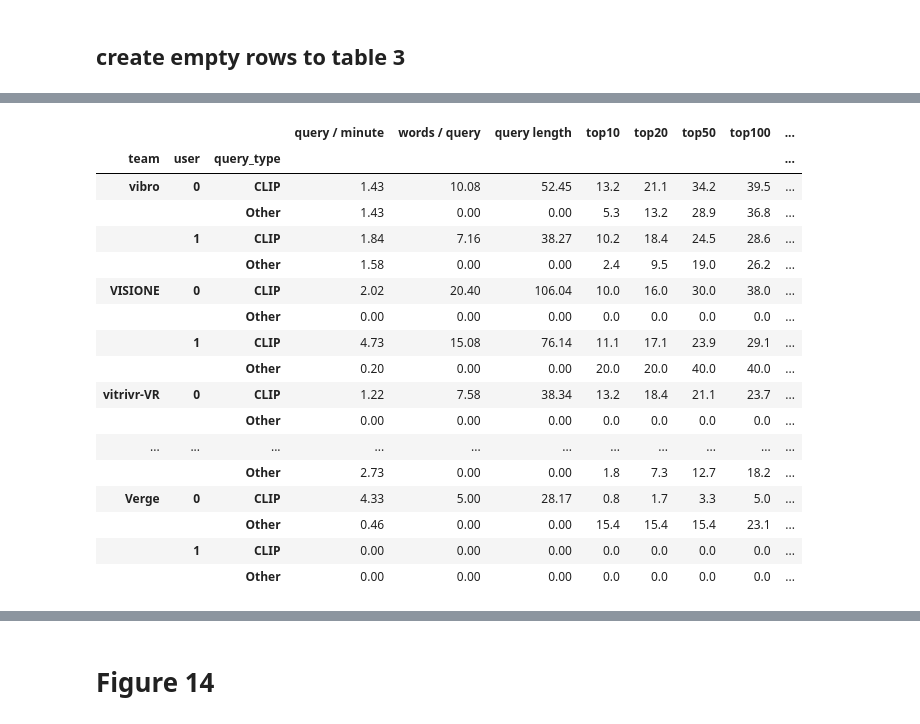
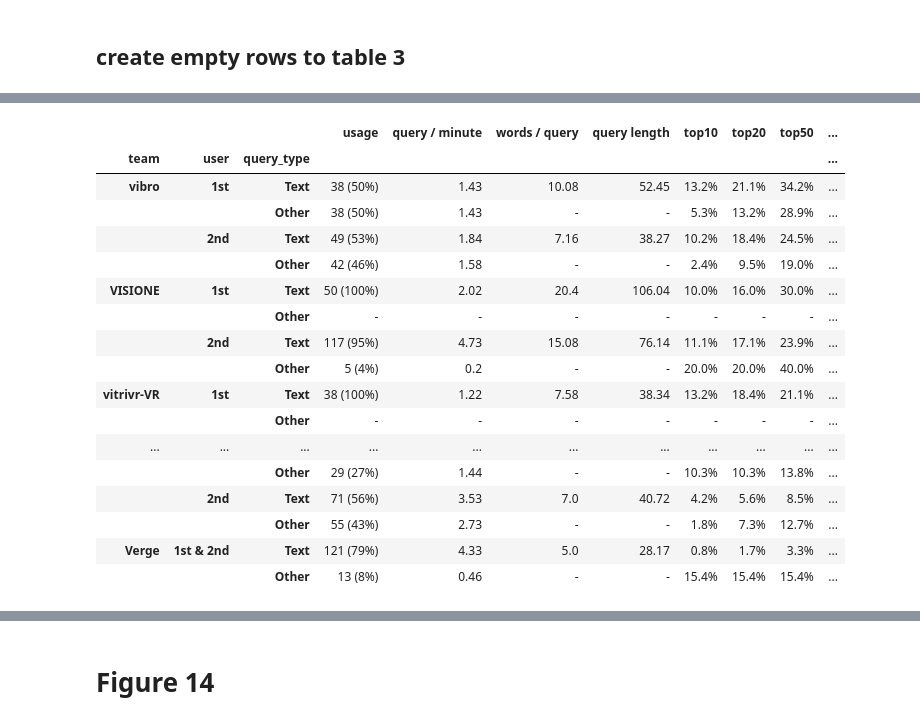
Before and after one commit to sauterl/VBS23-Post-Hoc-Analysis, a Jupyter notebook: src/python/notebooks/text_query_processing_2023.ipynb, the cells around one changed output, grey strips where cells are left out. Cells and saved outputs as stored; diff of their text form; code cells hidden in the pictures.

```diff
--- a/src/python/notebooks/text_query_processing_2023.ipynb
+++ b/src/python/notebooks/text_query_processing_2023.ipynb
@@ -48,13 +48,15 @@ dataset["task_type"] = "visual"
 dataset.loc[dataset.task.str.contains("kis-t"),"task_type"] = "textual"
 
 dataset["query_type"] = "Other"
-dataset.loc[dataset.is_joint_embedding_text_query, "query_type"] = "CLIP"
+dataset.loc[dataset.is_joint_embedding_text_query, "query_type"] = "Text"
 
 dataset["QueryLen"] = -1
 dataset["QueryWords"] = -1
 
-dataset.loc[dataset["query_type"]=="CLIP","QueryLen"] = dataset.loc[dataset["query_type"]=="CLIP","value"].str.len()
-dataset.loc[dataset["query_type"]=="CLIP","QueryWords"] = dataset.loc[dataset["query_type"]=="CLIP","value"].str.split().str.len()
+dataset.loc[dataset["query_type"]=="Text","QueryLen"] = dataset.loc[dataset["query_type"]=="Text","value"].str.len()
+dataset.loc[dataset["query_type"]=="Text","QueryWords"] = dataset.loc[dataset["query_type"]=="Text","value"].str.split().str.len()
+
+dataset['user'] = dataset['user'].replace(0, '1st').replace(1, '2nd')
 
 dataset.head()
 # %% [output]
@@ -128,6 +140,7 @@ meanQueryStats = dataset.groupby(["team","user","query_type"])[["QueryWords","Qu
 queryCount = dataset.groupby(["team", "user", "query_type", "timestamp"])['task'].count().reset_index()
 queryCount = queryCount.groupby(["team", "user", "query_type"]).count()
 queryCount = queryCount['task']
+queryUsage = ((queryCount / dataset.groupby(["team", "user"])['task'].count())*100).round(1)
 
 # construct table
 restrData = dataset
@@ -140,6 +153,7 @@ top200 = restrData.loc[restrData.rank_shot_margin_0 < 200].groupby(["team","user
 top500 = restrData.loc[restrData.rank_shot_margin_0 < 500].groupby(["team","user","query_type"]).count()["rank_shot_margin_0"]
 
 resTab1 = pd.DataFrame({"total queries":queryCount,
+                        "queries usage":queryUsage,
                         "words / query": 0,
                         "query length": 0,
                         "top5":(top5/queryCount*100).round(1),
@@ -197,5 +211,8 @@ tab3 = tab3.fillna(0)
 # Replace -1 with 0
 tab3 = tab3.replace(-1, 0)
 
-tab3[["total queries", "query / minute","words / query","query length","top10","top20","top50","top100","top200"]].round(2)
+# combine query count and usage columns
+tab3["usage"] = tab3["total queries"].astype(str) + ' (' + tab3["queries usage"].astype(int).astype(str) + '%)'
+
+tab3[["usage", "query / minute","words / query","query length","top10","top20","top50","top100","top200"]].round(2)
 # %% [output]
@@ -233,6 +250,9 @@ combinations = product(unique_teams, unique_users, unique_query_types)
 # Create a new DataFrame from combinations
 new_data = list(combinations)
 new_df = pd.DataFrame(new_data, columns=['team', 'user', 'query_type'])
+
+# Remove Verge second user
+new_df = new_df[~((new_df['team'] == "Verge") & (new_df['user'] == "2nd"))]
 new_df
 # %% [output]
 |  | team | user | query_type |
@@ -255,39 +275,52 @@ new_df
 # %%
 tab3full = new_df.set_index(['team', 'user', 'query_type'])
 
 # Copy specific columns from df to new_df
-columns_to_copy = ["query / minute","words / query","query length","top10","top20","top50","top100","top200"]
+columns_to_copy = ["usage", "query / minute","words / query","query length","top10","top20","top50","top100","top200"]
 tab3full[columns_to_copy] = tab3[columns_to_copy]
 
 # Replace NaN values with zeros
 tab3full = tab3full.fillna(0)
 
-# Replace -1 with 0
-tab3full = tab3full.replace(-1, 0)
-
 # round
 tab3full = tab3full.round(2)
 
+# order
+tab3full = tab3full.sort_values(by=['team', 'user', 'query_type'], ascending=[True, True, False]).loc[team_order, :]
+
+# rename verge first user to first + second user
+tab3full = tab3full.reset_index()
+tab3full.loc[tab3full["team"] == "Verge", "user"] = "1st & 2nd"
+tab3full = tab3full.set_index(['team', 'user', 'query_type'])
+
+# add a percentage sign
+columns_to_convert = ['top10', 'top20', 'top50', 'top100', 'top200']
+tab3full[columns_to_convert] = tab3full[columns_to_convert].astype(str) + '%'
+
+# replace 0 with -
+tab3full = tab3full.replace(0, '-')
+tab3full = tab3full.replace("0.0%", '-')
+
 tab3full
 # %% [output]
-|  |  |  | query / minute | words / query | query length | top10 | top20 | top50 | top100 | ... |
+|  |  |  | usage | query / minute | words / query | query length | top10 | top20 | top50 | ... |
 | team | user | query_type |  |  |  |  |  |  |  | ... |
-| vibro | 0 | CLIP | 1.43 | 10.08 | 52.45 | 13.2 | 21.1 | 34.2 | 39.5 | ... |
-|  |  | Other | 1.43 | 0.00 | 0.00 | 5.3 | 13.2 | 28.9 | 36.8 | ... |
-|  | 1 | CLIP | 1.84 | 7.16 | 38.27 | 10.2 | 18.4 | 24.5 | 28.6 | ... |
-|  |  | Other | 1.58 | 0.00 | 0.00 | 2.4 | 9.5 | 19.0 | 26.2 | ... |
-| VISIONE | 0 | CLIP | 2.02 | 20.40 | 106.04 | 10.0 | 16.0 | 30.0 | 38.0 | ... |
-|  |  | Other | 0.00 | 0.00 | 0.00 | 0.0 | 0.0 | 0.0 | 0.0 | ... |
-|  | 1 | CLIP | 4.73 | 15.08 | 76.14 | 11.1 | 17.1 | 23.9 | 29.1 | ... |
-|  |  | Other | 0.20 | 0.00 | 0.00 | 20.0 | 20.0 | 40.0 | 40.0 | ... |
-| vitrivr-VR | 0 | CLIP | 1.22 | 7.58 | 38.34 | 13.2 | 18.4 | 21.1 | 23.7 | ... |
-|  |  | Other | 0.00 | 0.00 | 0.00 | 0.0 | 0.0 | 0.0 | 0.0 | ... |
+| vibro | 1st | Text | 38 (50%) | 1.43 | 10.08 | 52.45 | 13.2% | 21.1% | 34.2% | ... |
+|  |  | Other | 38 (50%) | 1.43 | - | - | 5.3% | 13.2% | 28.9% | ... |
+|  | 2nd | Text | 49 (53%) | 1.84 | 7.16 | 38.27 | 10.2% | 18.4% | 24.5% | ... |
+|  |  | Other | 42 (46%) | 1.58 | - | - | 2.4% | 9.5% | 19.0% | ... |
+| VISIONE | 1st | Text | 50 (100%) | 2.02 | 20.4 | 106.04 | 10.0% | 16.0% | 30.0% | ... |
+|  |  | Other | - | - | - | - | - | - | - | ... |
+|  | 2nd | Text | 117 (95%) | 4.73 | 15.08 | 76.14 | 11.1% | 17.1% | 23.9% | ... |
+|  |  | Other | 5 (4%) | 0.2 | - | - | 20.0% | 20.0% | 40.0% | ... |
+| vitrivr-VR | 1st | Text | 38 (100%) | 1.22 | 7.58 | 38.34 | 13.2% | 18.4% | 21.1% | ... |
+|  |  | Other | - | - | - | - | - | - | - | ... |
 | ... | ... | ... | ... | ... | ... | ... | ... | ... | ... | ... |
-|  |  | Other | 2.73 | 0.00 | 0.00 | 1.8 | 7.3 | 12.7 | 18.2 | ... |
-| Verge | 0 | CLIP | 4.33 | 5.00 | 28.17 | 0.8 | 1.7 | 3.3 | 5.0 | ... |
-|  |  | Other | 0.46 | 0.00 | 0.00 | 15.4 | 15.4 | 15.4 | 23.1 | ... |
-|  | 1 | CLIP | 0.00 | 0.00 | 0.00 | 0.0 | 0.0 | 0.0 | 0.0 | ... |
-|  |  | Other | 0.00 | 0.00 | 0.00 | 0.0 | 0.0 | 0.0 | 0.0 | ... |
+|  |  | Other | 29 (27%) | 1.44 | - | - | 10.3% | 10.3% | 13.8% | ... |
+|  | 2nd | Text | 71 (56%) | 3.53 | 7.0 | 40.72 | 4.2% | 5.6% | 8.5% | ... |
+|  |  | Other | 55 (43%) | 2.73 | - | - | 1.8% | 7.3% | 12.7% | ... |
+| Verge | 1st & 2nd | Text | 121 (79%) | 4.33 | 5.0 | 28.17 | 0.8% | 1.7% | 3.3% | ... |
+|  |  | Other | 13 (8%) | 0.46 | - | - | 15.4% | 15.4% | 15.4% | ... |
 # %%
 print(tab3full.to_latex())
 # %% [output]
```
Also changed, not shown: parts of 9 cells of this notebook, 1 other file.
